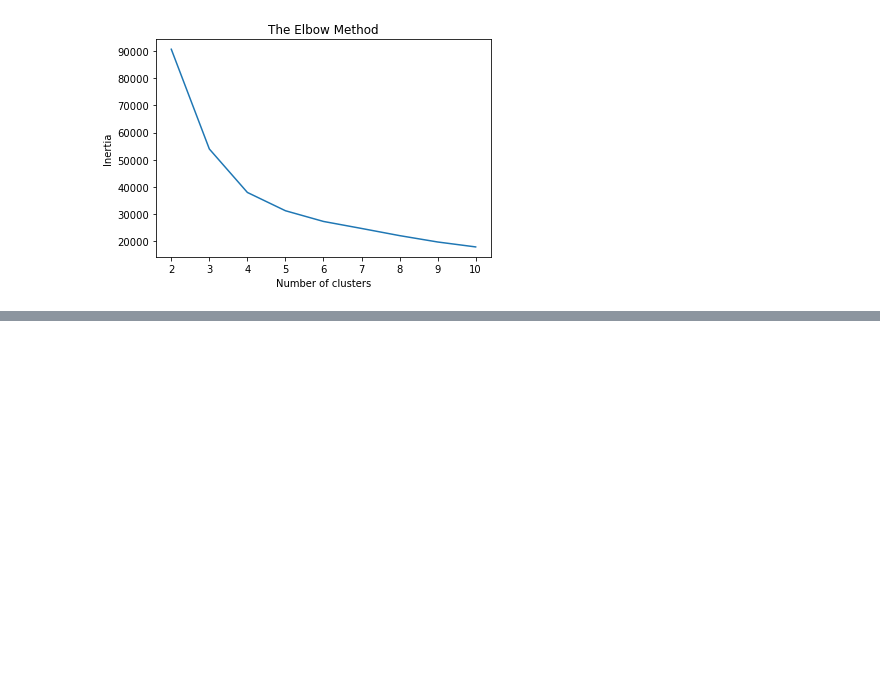
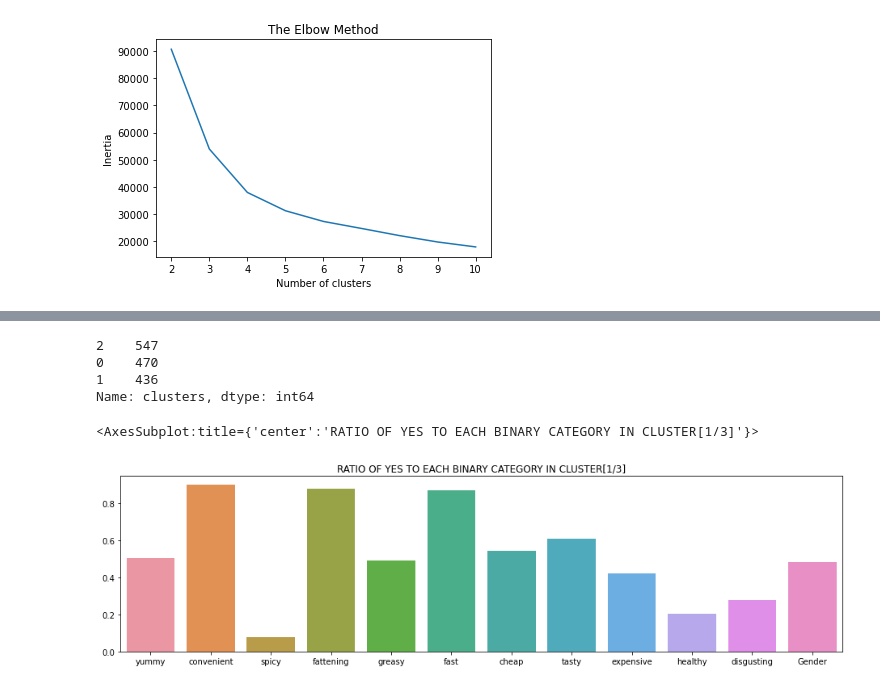
Before and after one commit to jaiganesh17/McDonalds-Market-Segmentation, a Jupyter notebook: McDonalds_MS.ipynb, the cells around one changed output, grey strips where cells are left out. Drawn from its saved outputs; the diff is of its cells as text; code cells hidden in the pictures; blank space fills up the shorter version.

```diff
--- a/McDonalds_MS.ipynb
+++ b/McDonalds_MS.ipynb
@@ -464,0 +478,30 @@ plt.show()
+# %%
+kmeans3 = KMeans(n_clusters = 3, init = 'k-means++', max_iter = 300, n_init = 10, random_state = 0)
+kmeans3.fit(df)
+pred3 = kmeans3.predict(df)
+df3 = df
+df3['clusters'] = pred3
+
+df3_0 = df[df3.clusters == 0]
+df3_1 = df[df3.clusters == 1]
+df3_2 = df[df3.clusters == 2]
+
+df3.clusters.value_counts()
+
+hist3_0 = df3_0[cols_box_plot].sum() / df3_0.shape[0]
+hist3_1 = df3_1[cols_box_plot].sum() / df3_1.shape[0]
+hist3_2 = df3_2[cols_box_plot].sum() / df3_2.shape[0]
+
+df3.clusters.value_counts()
+# %% [output]
+2    547
+0    470
+1    436
+Name: clusters, dtype: int64
+# %%
+plt.figure(figsize = (16,4))
+plt.title("RATIO OF YES TO EACH BINARY CATEGORY IN CLUSTER[1/3]")
+sns.barplot(x = hist3_0.index, y = hist3_0)
+# %% [output]
+<AxesSubplot:title={'center':'RATIO OF YES TO EACH BINARY CATEGORY IN CLUSTER[1/3]'}>
+[figure, added]
```
Also changed, not shown: parts of 21 cells of this notebook.
